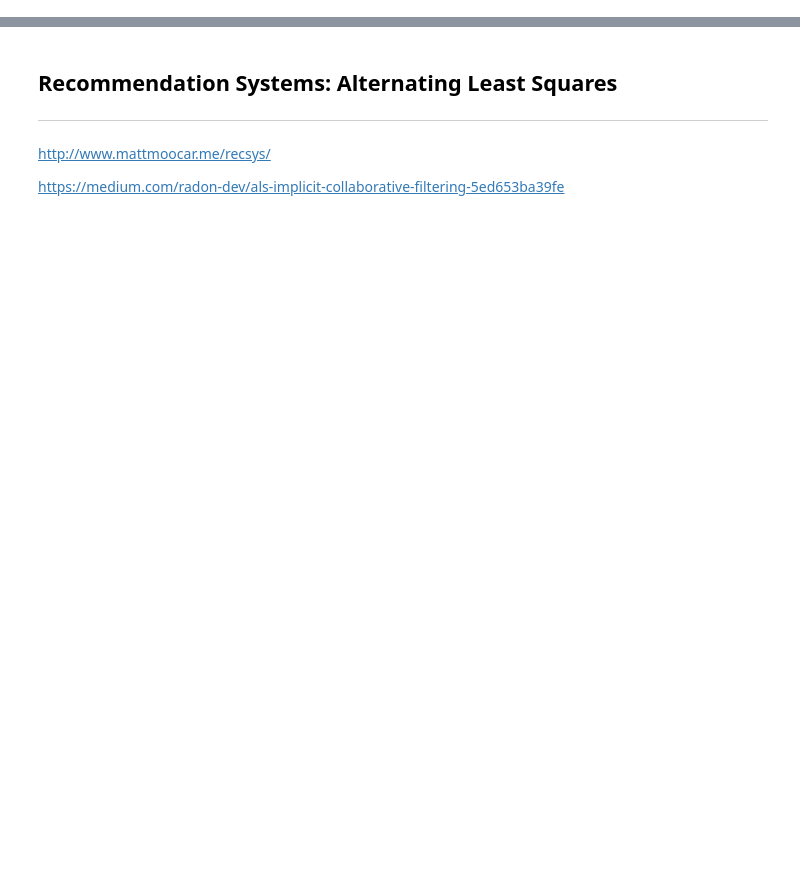
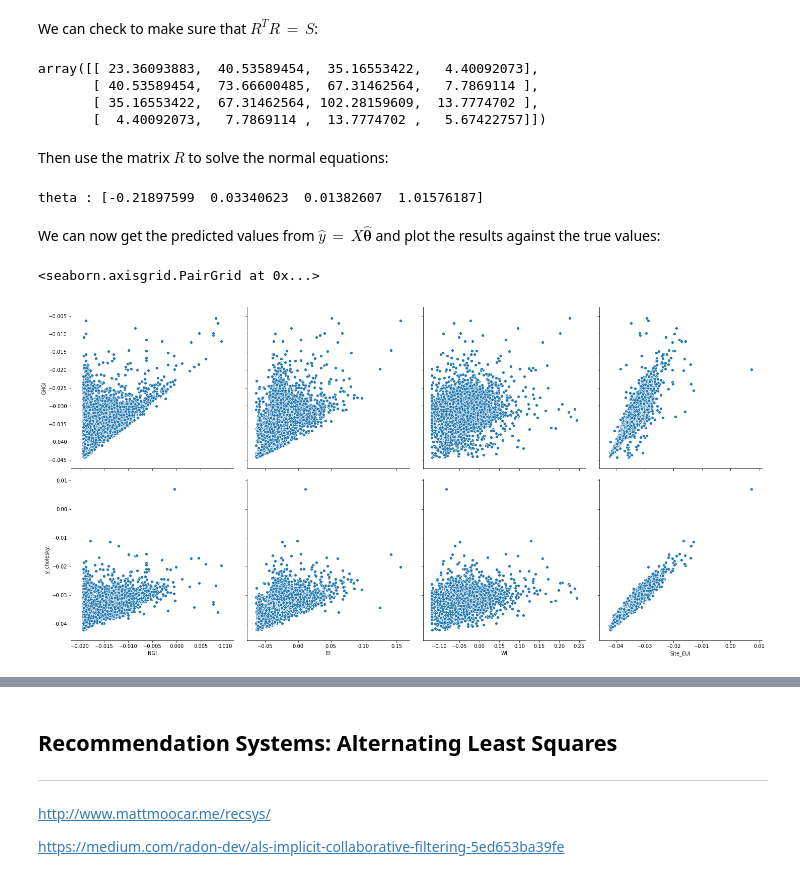
Before and after one commit to mdh266/CompLinearAlgebraML, a Jupyter notebook: Notebook.ipynb, the cells around one changed output, grey strips where cells are left out. Drawn from its saved outputs; the diff is of its cells as text; code cells hidden in the pictures; blank space fills up the shorter version.

```diff
--- a/Notebook.ipynb
+++ b/Notebook.ipynb
@@ -283,0 +127,14 @@ https://en.wikipedia.org/wiki/Tikhonov_regularization
+# %%
+# Design matrix
+X = df[['NGI','EI','WI','Site_EUI']].values
+
+# Target vector
+y = df[["GHGI"]].values[:,0]
+
+print("X = \n", X)
+print()
+print("X.shape = ", X.shape)
+print()
+print("y = \n", Y)
+print()
+print("y.shape = ", y.shape)
@@ -283,0 +331,37 @@ https://en.wikipedia.org/wiki/Tikhonov_regularization
+# %%
+import scipy as sp
+
+# Perform the Cholesky Factorization
+R = sp.linalg.cho_factor(S, lower=False)
+# %% [markdown]
+We can check to make sure that $R^T R \, = \, S$:
+# %%
+R.transpose().dot(R)
+# %% [output]
+array([[ 23.36093883,  40.53589454,  35.16553422,   4.40092073],
+       [ 40.53589454,  73.66600485,  67.31462564,   7.7869114 ],
+       [ 35.16553422,  67.31462564, 102.28159609,  13.7774702 ],
+       [  4.40092073,   7.7869114 ,  13.7774702 ,   5.67422757]])
+# %% [markdown]
+Then use the matrix $R$ to solve the normal equations:
+# %%
+# solve for the coefficents
+theta = sp.linalg.cho_solve(R, X_t.dot(Y))
+
+print(f"theta : {theta}")
+# %% [output]
+theta : [-0.21897599  0.03340623  0.01382607  1.01576187]
+# %% [markdown]
+We can now get the predicted values from $\hat{y} \, = \, X \hat{\boldsymbol \theta}$ and plot the results against the true values:
+# %%
+# Get the in sample predicted values
+df["y_cholesky"] = X.dot(theta)
+
+sns.pairplot(df,
+             x_vars=['NGI','EI','WI','Site_EUI'],
+             y_vars=['GHGI','y_cholesky'],
+             kind = 'scatter',
+             height=5)
+# %% [output]
+<seaborn.axisgrid.PairGrid at 0x...>
+[figure, added]
```
Also changed, not shown: parts of 48 cells of this notebook.
